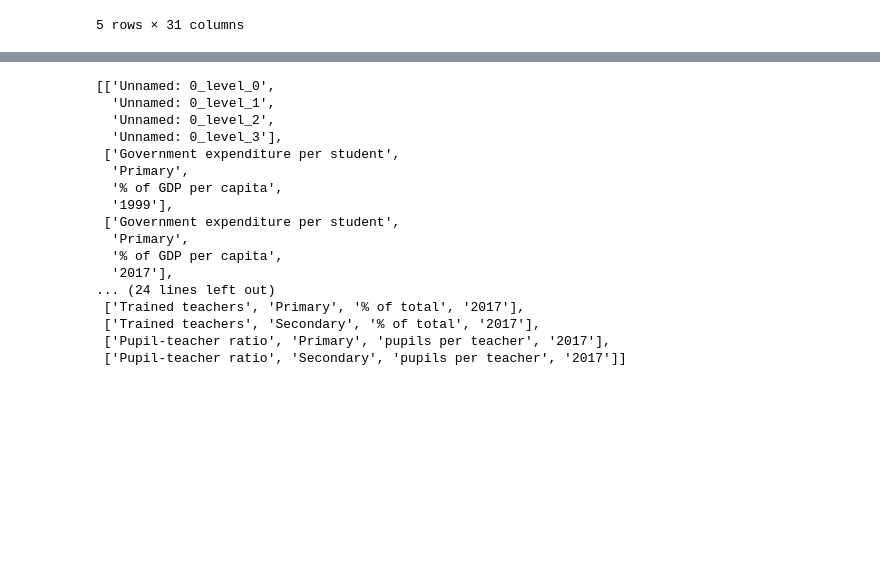
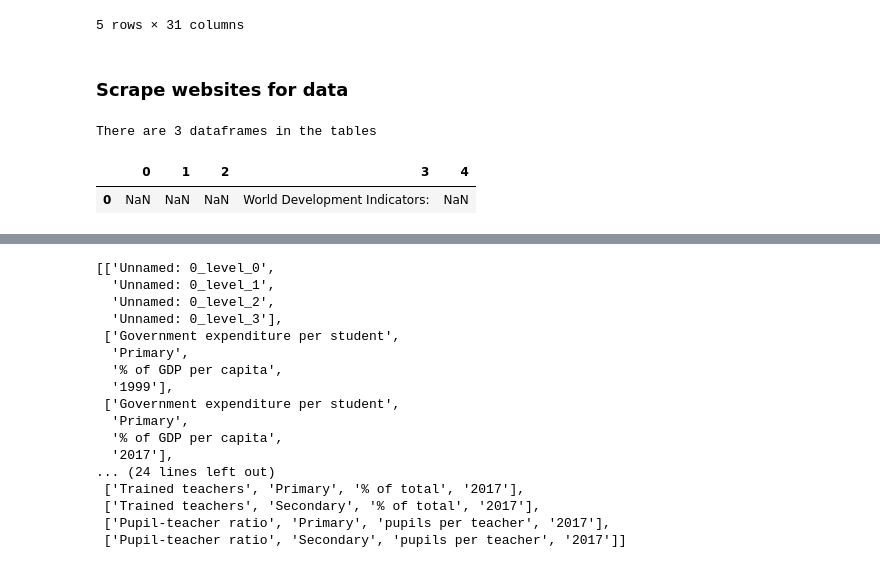
Before and after one commit to nikki-wolf/ETL_project, a Jupyter notebook: Notebooks/fawnzou.ipynb, the cells around one changed output, grey strips where cells are left out. Saved outputs shown, nothing was run; the diff lists cells and outputs as text; code cells hidden in the pictures; blank space fills up the shorter version.

```diff
--- a/Notebooks/fawnzou.ipynb
+++ b/Notebooks/fawnzou.ipynb
@@ -59,3 +59,19 @@ CountryNotes_df.head()
 | 3 | ASM | American Samoa | American Samoa | American Samoa | AS | U.S. dollar |  | East Asia & Pacific | ... |
 | 4 | ADO | Andorra | Andorra | Principality of Andorra | AD | Euro |  | Europe & Central Asia | ... |
 5 rows × 31 columns
+# %% [markdown]
+### Scrape  websites for data
+# %%
+# Scrape from WDI website for global unemployment data
+
+url="http://wdi.worldbank.org/table/2.5#"
+tables = pd.read_html(url)
+print(f"There are {len(tables)} dataframes in the tables")
+# %% [output]
+There are 3 dataframes in the tables
+# %%
+# Check there dataframes, the first one is empty
+tables[0]
+# %% [output]
+|  | 0 | 1 | 2 | 3 | 4 |
+| 0 | NaN | NaN | NaN | World Development Indicators: | NaN |
```
Also changed, not shown: parts of 28 cells of this notebook, 1 other file.
